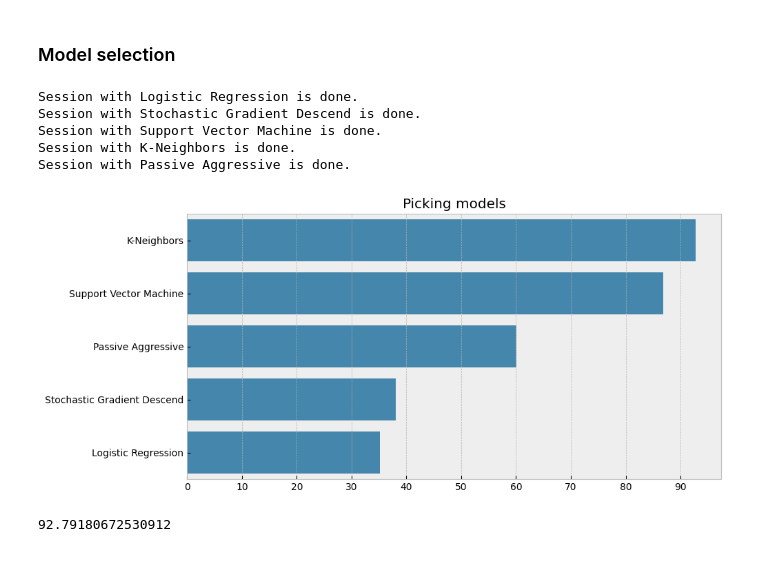
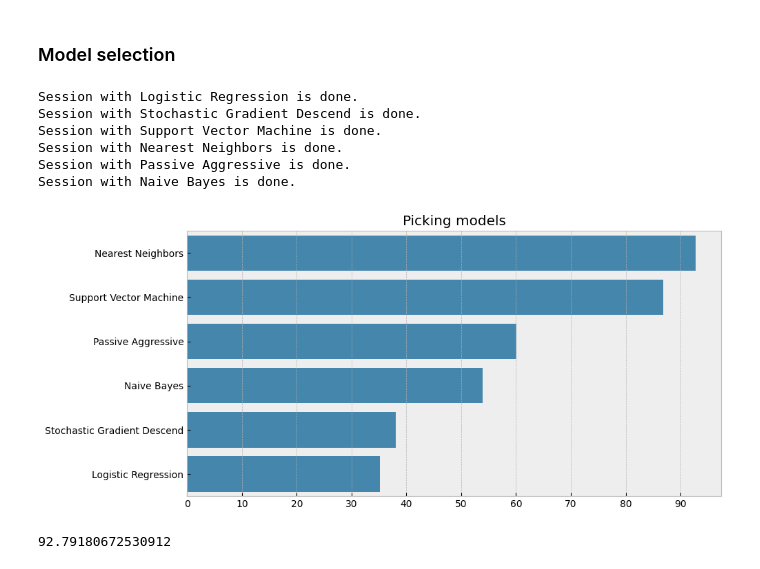
Before and after one commit to georgekovin/motorica-x-skillfactory-gestures, a Jupyter notebook: new_version.ipynb, the cells around one changed output. Saved outputs shown, nothing was run; the diff lists cells and outputs as text; code cells hidden in the pictures.

```diff
--- a/new_version.ipynb
+++ b/new_version.ipynb
@@ -401,41 +401,43 @@ models = {
     'Logistic Regression': lm.LogisticRegression(random_state=RS),
     'Stochastic Gradient Descend': lm.SGDClassifier(random_state=RS),
     'Support Vector Machine': svm.SVC(random_state=RS),
-    'K-Neighbors': knn.KNeighborsClassifier(),
-    'Passive Aggressive': lm.PassiveAggressiveClassifier(random_state=RS)
+    'Nearest Neighbors': knn.KNeighborsClassifier(),
+    'Passive Aggressive': lm.PassiveAggressiveClassifier(random_state=RS),
+    'Naive Bayes': nb.GaussianNB()
 }
 
 Xy_set = (X_train_scaled, X_test_scaled, y_train, y_test)
 
 
 model_scores = pd.Series()
 
 for name, model in models.items():
     model_scores.loc[name] = model_score(
         model,
         Xy_set,
         'test',
         False
     )
 
     print(f'Session with {name} is done.')
 
 model_scores.sort_values(ascending=False, inplace=True)
 
 
 plt.figure(figsize=(10, 5))
 sns.barplot(model_scores, orient='h')
 
 plt.xticks(range(0, 100, 10))
 plt.title('Picking models')
 plt.show()
 # %% [output]
 Session with Logistic Regression is done.
 Session with Stochastic Gradient Descend is done.
 Session with Support Vector Machine is done.
-Session with K-Neighbors is done.
+Session with Nearest Neighbors is done.
 Session with Passive Aggressive is done.
+Session with Naive Bayes is done.
-[figure, old version]
+[figure, new version]
 # %%
 BASELINE_SCORE = model_scores.iloc[0]
 
```
Also changed, not shown: parts of 8 cells of this notebook.
